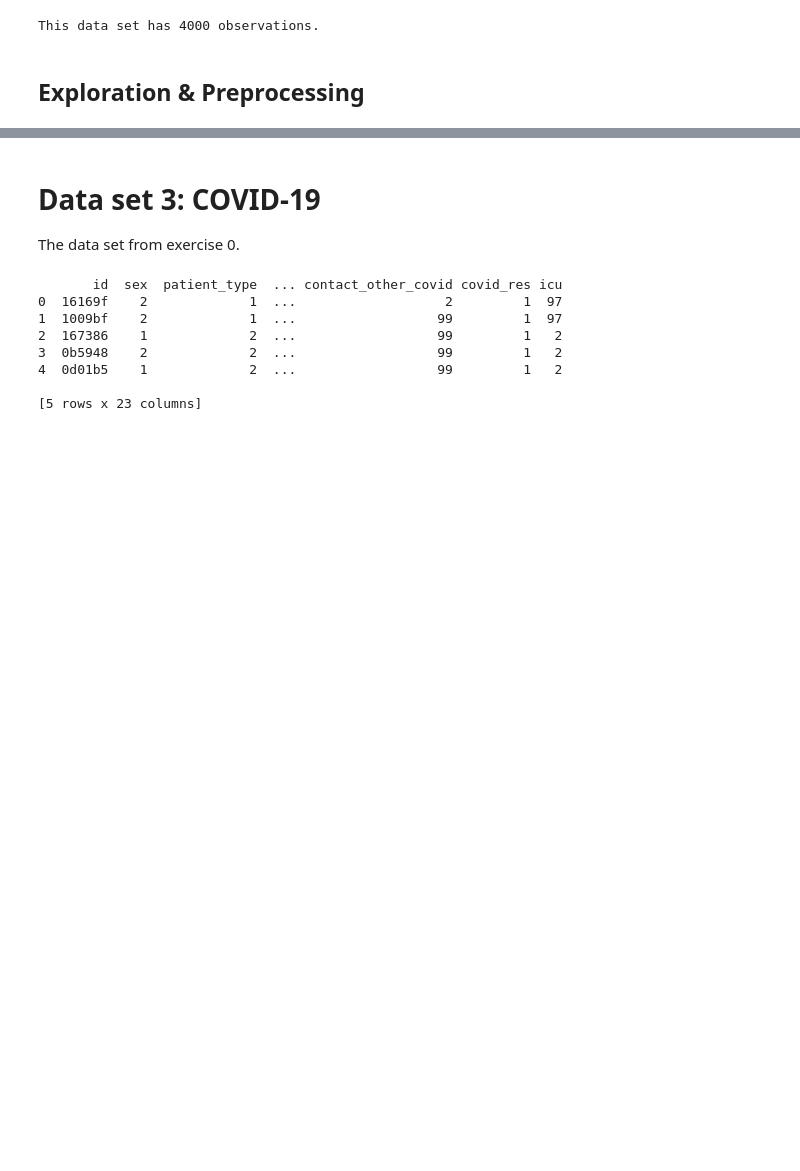
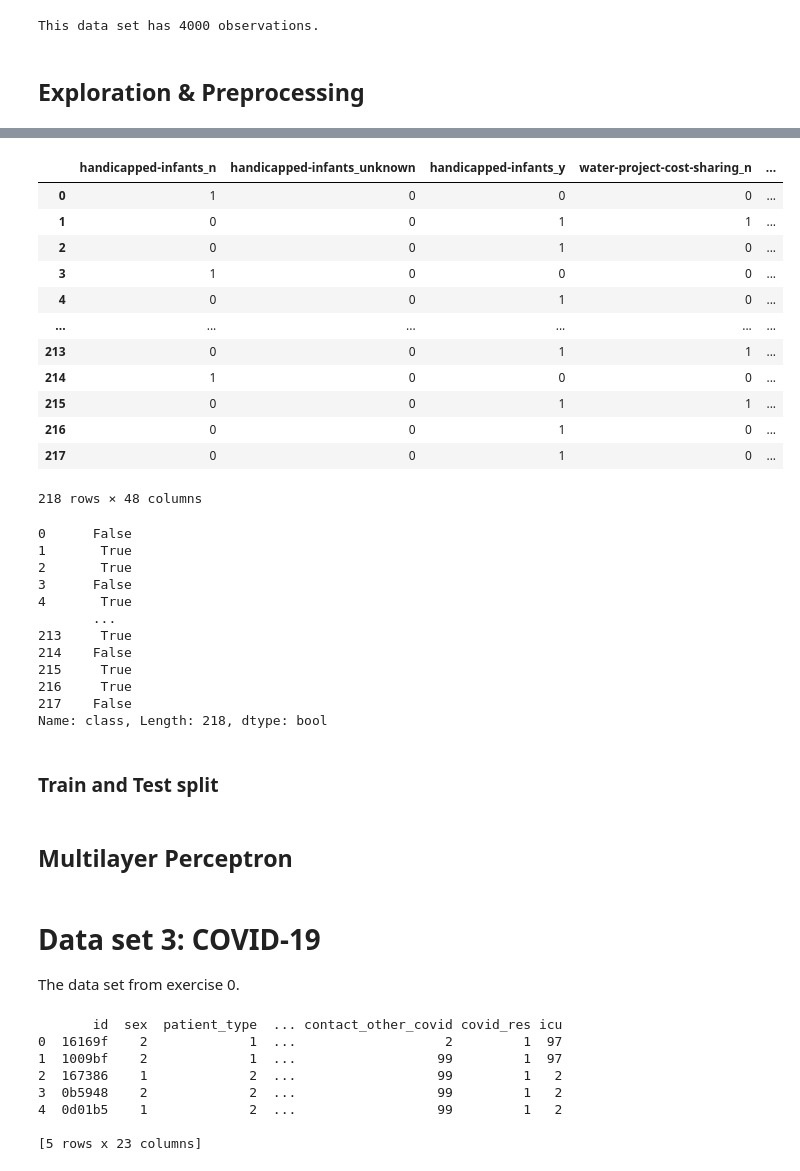
Before and after one commit to PaulErpen/Machine-Learning-Exercise-1, a Jupyter notebook: Group24_Exercise1.ipynb, the cells around one changed output, grey strips where cells are left out. Drawn from its saved outputs; the diff is of its cells as text; code cells hidden in the pictures; blank space fills up the shorter version.

```diff
--- a/Group24_Exercise1.ipynb
+++ b/Group24_Exercise1.ipynb
@@ -416,0 +459,34 @@ This data set has 4000 observations.
+# %%
+ids_congress = df_congress.copy(deep=True)["ID"]
+X_congress = pandas.get_dummies(df_congress.copy(deep=True).drop("ID", axis=1).drop("class", axis=1))
+display(X_congress)
+y_congress = df_congress.copy(deep=True)["class"].map(lambda x: x == "democrat" if 1 else 0)
+display(y_congress)
+# %% [output]
+|  | handicapped-infants_n | handicapped-infants_unknown | handicapped-infants_y | water-project-cost-sharing_n | ... |
+| 0 | 1 | 0 | 0 | 0 | ... |
+| 1 | 0 | 0 | 1 | 1 | ... |
+| 2 | 0 | 0 | 1 | 0 | ... |
+| 3 | 1 | 0 | 0 | 0 | ... |
+| 4 | 0 | 0 | 1 | 0 | ... |
+| ... | ... | ... | ... | ... | ... |
+| 213 | 0 | 0 | 1 | 1 | ... |
+| 214 | 1 | 0 | 0 | 0 | ... |
+| 215 | 0 | 0 | 1 | 1 | ... |
+| 216 | 0 | 0 | 1 | 0 | ... |
+| 217 | 0 | 0 | 1 | 0 | ... |
+218 rows × 48 columns
+0      False
+1       True
+2       True
+3      False
+4       True
+       ...
+213     True
+214    False
+215     True
+216     True
+217    False
+Name: class, Length: 218, dtype: bool
+# %% [markdown]
+### Train and Test split
@@ -417,3 +495,5 @@ This data set has 4000 observations.
+# %% [markdown]
+## Multilayer Perceptron
 # %% [markdown]
 # Data set 3: COVID-19
 
```
Also changed, not shown: parts of 14 cells of this notebook.
